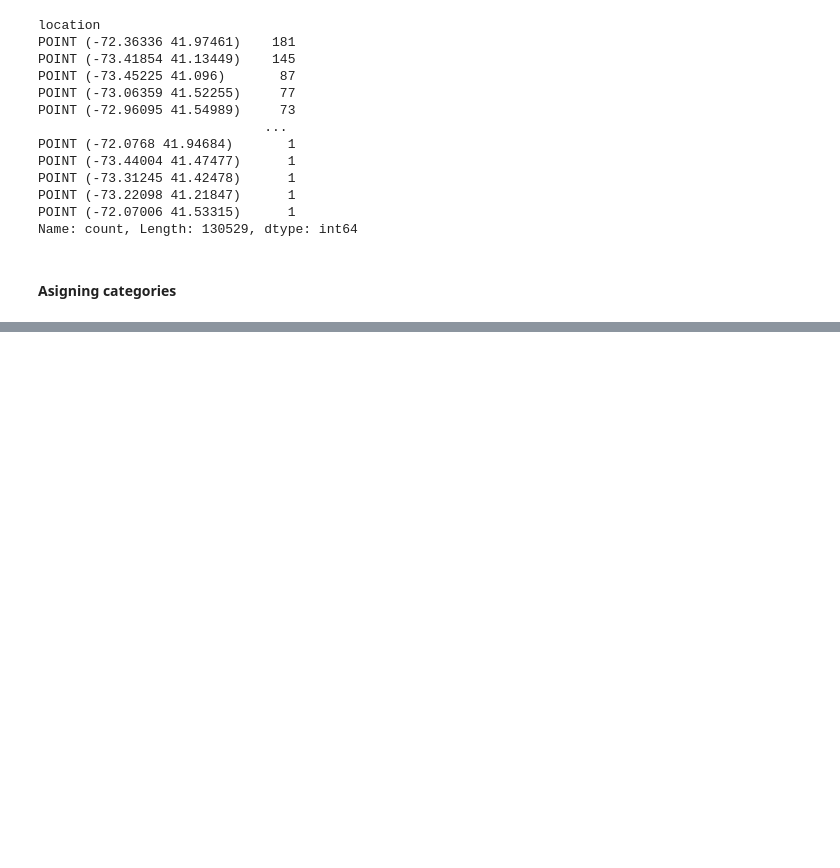
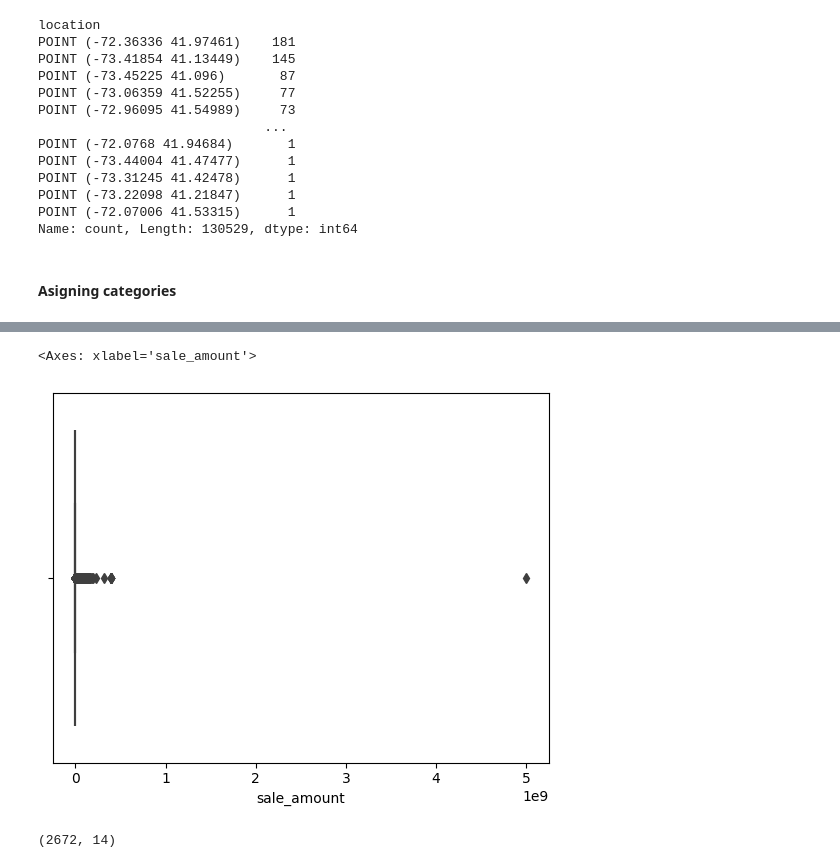
Before and after one commit to luiscberrocal/hacktoberfest-2023, a Jupyter notebook: kaggle/Wrangling House Price data.ipynb, the cells around one changed output, grey strips where cells are left out. Drawn from its saved outputs; the diff is of its cells as text; code cells hidden in the pictures; blank space fills up the shorter version.

```diff
--- a/kaggle/Wrangling House Price data.ipynb
+++ b/kaggle/Wrangling House Price data.ipynb
@@ -214,0 +269,11 @@ memory usage: 80.8+ MB
+# %%
+sns.boxplot(x=df['sale_amount'])
+# %% [output]
+<Axes: xlabel='sale_amount'>
+[figure, added]
+# %%
+df_z = df[df['assessed_value'] <= 2_000.0]
+
+df_z.shape
+# %% [output]
+(2672, 14)
```
Also changed, not shown: parts of 15 cells of this notebook.
